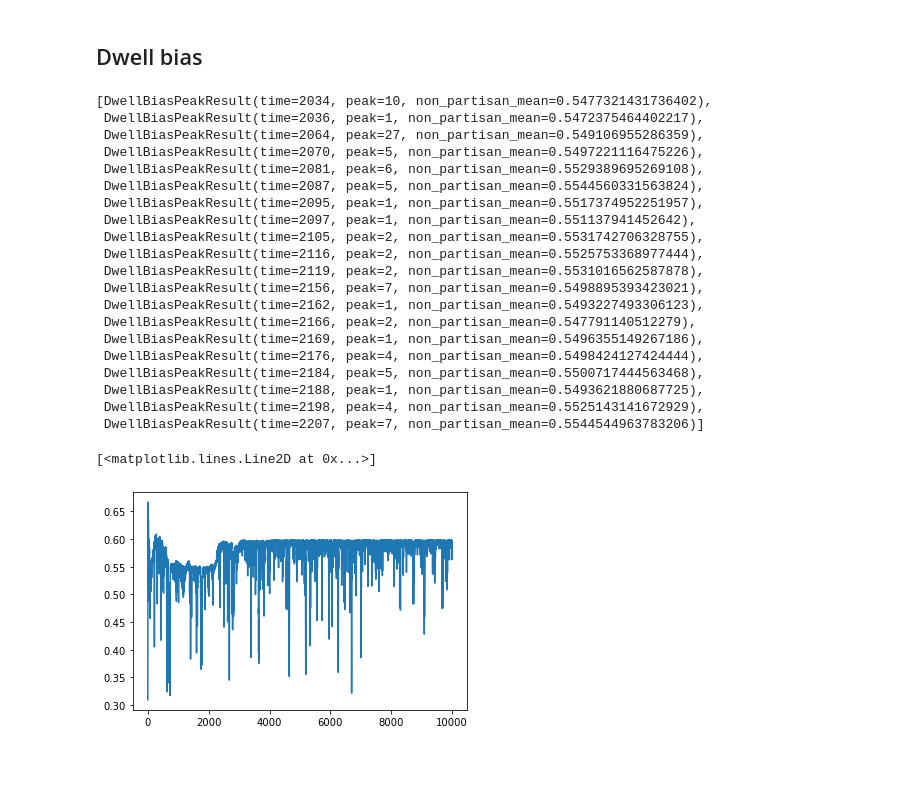
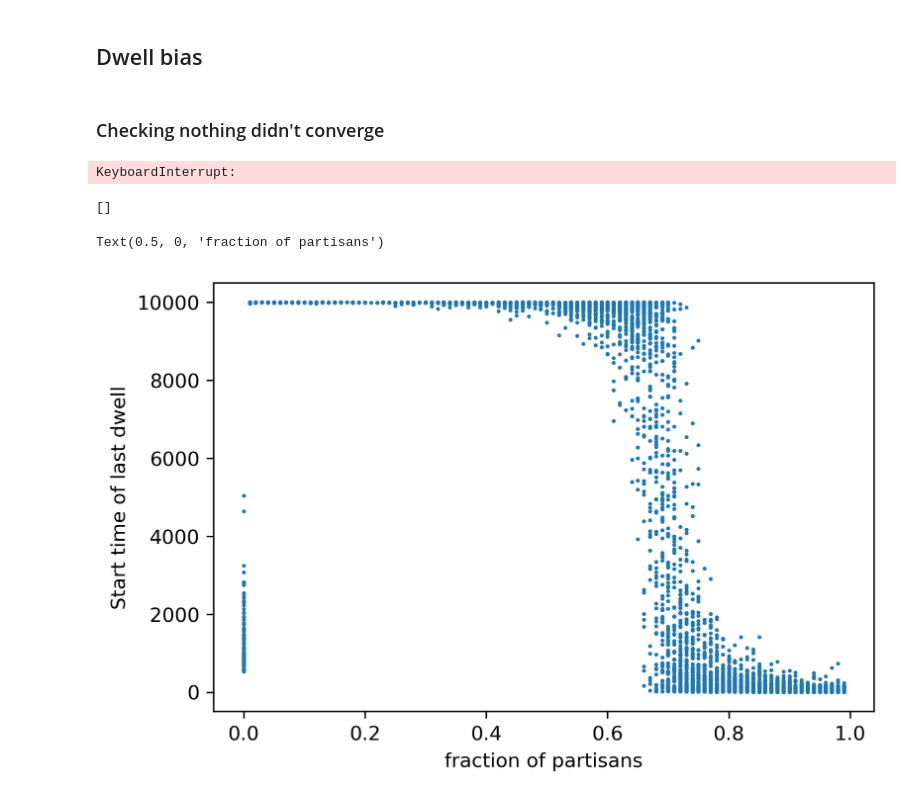
Before and after one commit to YutongB/Opinion-Dynamics, a Jupyter notebook: notebooks/fracpartisan.ipynb, the cells around one changed output. Cells and saved outputs as stored; diff of their text form; code cells hidden in the pictures; blank space fills up the shorter version.

```diff
--- a/notebooks/fracpartisan.ipynb
+++ b/notebooks/fracpartisan.ipynb
@@ -14,10 +20,14 @@ TRUE_BIAS = 0.6
 ## Load data
 # %%
 import json
-results: list[Result] = []
+results_by_partisan = defaultdict(list[Sim])
 
 with open("../output/bigexperiment-1.log", 'r') as f:
     for line in f:
-        results.append(Result(**json.loads(line)))
+        d = json.loads(line)
 
+        results_by_partisan[d['partisans']].append(
+            Sim(d['asymptotic'], d['non_partisans_mean']))
+
+results = [Result(k, v) for k, v in results_by_partisan.items()]
 results.sort(key=lambda x: x.partisans)
@@ -32,2 +33,0 @@ results_d = {r.partisans: r for r in results}
-# %%
-result = results_d[0.01]
@@ -71,16 +62,18 @@ def find_dwell_bias(non_partisan_mean: np.array) -> DwellBias:
 # %%
 DwellBiasPeakResult = namedtuple("DwellBiasPeakResult", "time peak non_partisan_mean")
 
-def find_dwell_bias_peaks(result: Result, start_index: int=0) -> dict[DwellBias, DwellBiasPeakResult]:
+def find_dwell_bias_peaks(result: Sim, start_index: int=0) -> dict[DwellBias, list[DwellBiasPeakResult]]:
     asymptotic = result.asymptotic[start_index:]
     non_partisans_mean = result.non_partisans_mean[start_index:]
 
     # find the indices of each element of asymptotic that is greater than the next element
     # (i.e. the indices of the peaks)
     asymptotic_peak_idxs = np.where(np.diff(asymptotic) < 0)[0]
-
     for i in asymptotic_peak_idxs: # make sure that code above worked correctly
         assert (asymptotic[i] > 0 and asymptotic[i+1] == 0)
+
+    if asymptotic[-1] > 0:
+        asymptotic_peak_idxs = np.append(asymptotic_peak_idxs, len(asymptotic) - 1)
 
     asymptotic_peaks = [asymptotic[i] for i in asymptotic_peak_idxs]
 
@@ -92,37 +85,40 @@ def find_dwell_bias_peaks(result: Result, start_index: int=0) -> dict[DwellBias,
     dwell_bias_peaks = zip(asymptotic_peak_idxs, dwell_biases, asymptotic_peaks)
     for i, bias, peak in dwell_bias_peaks:
         time = i + start_index
-        dwell_bias_peaks_by_bias[bias].append(DwellBiasPeakResult(time, peak, non_partisans_mean[i][-1]))
+        dwell_bias_peaks_by_bias[bias].append(DwellBiasPeakResult(time, peak, non_partisans_mean[i]))
 
     return dict(dwell_bias_peaks_by_bias)
+
+def find_start_of_stability(result: Sim) -> int | None:
+    if result.asymptotic[-1] > 0:
+        return len(result.asymptotic) - result.asymptotic[-1]
+    else:
+        return None
+# %% [markdown]
+### Checking nothing didn't converge
 # %%
-dwell_bias_peaks_by_bias = find_dwell_bias_peaks(result, start_index=START_INDEX)
-assert dwell_bias_peaks_by_bias[DwellBias.NON_CONVERGED] == []
+for result in results:
+    for sim in result.sims:
+        dwell_bias_peaks_by_bias = find_dwell_bias_peaks(sim, start_index=START_INDEX)
+        assert dwell_bias_peaks_by_bias[DwellBias.NON_CONVERGED] == []
+# %% [output]
+KeyboardInterrupt:
 # %%
-dwell_bias_peaks_by_bias[DwellBias.OTHER]
+dwell_bias_peaks_by_bias[DwellBias.PARTISAN]
 # %% [output]
-[DwellBiasPeakResult(time=2034, peak=10, non_partisan_mean=0.5477321431736402),
- DwellBiasPeakResult(time=2036, peak=1, non_partisan_mean=0.5472375464402217),
- DwellBiasPeakResult(time=2064, peak=27, non_partisan_mean=0.549106955286359),
- DwellBiasPeakResult(time=2070, peak=5, non_partisan_mean=0.5497221116475226),
- DwellBiasPeakResult(time=2081, peak=6, non_partisan_mean=0.5529389695269108),
- DwellBiasPeakResult(time=2087, peak=5, non_partisan_mean=0.5544560331563824),
- DwellBiasPeakResult(time=2095, peak=1, non_partisan_mean=0.5517374952251957),
- DwellBiasPeakResult(time=2097, peak=1, non_partisan_mean=0.551137941452642),
- DwellBiasPeakResult(time=2105, peak=2, non_partisan_mean=0.5531742706328755),
- DwellBiasPeakResult(time=2116, peak=2, non_partisan_mean=0.5525753368977444),
- DwellBiasPeakResult(time=2119, peak=2, non_partisan_mean=0.5531016562587878),
- DwellBiasPeakResult(time=2156, peak=7, non_partisan_mean=0.5498895393423021),
- DwellBiasPeakResult(time=2162, peak=1, non_partisan_mean=0.5493227493306123),
- DwellBiasPeakResult(time=2166, peak=2, non_partisan_mean=0.547791140512279),
- DwellBiasPeakResult(time=2169, peak=1, non_partisan_mean=0.5496355149267186),
- DwellBiasPeakResult(time=2176, peak=4, non_partisan_mean=0.5498424127424444),
- DwellBiasPeakResult(time=2184, peak=5, non_partisan_mean=0.5500717444563468),
- DwellBiasPeakResult(time=2188, peak=1, non_partisan_mean=0.5493621880687725),
- DwellBiasPeakResult(time=2198, peak=4, non_partisan_mean=0.5525143141672929),
- DwellBiasPeakResult(time=2207, peak=7, non_partisan_mean=0.5544544963783206)]
+[]
-# %%
-plt.plot([mean[-1] for mean in result.non_partisans_mean])
-# %% [output]
-[<matplotlib.lines.Line2D at 0x...>]
-[figure, removed]
+# %%
+bops = []
+for result in results:
+    for sim in result.sims:
+        y = find_start_of_stability(sim)
+        if y is not None:
+            bops.append((result.partisans,y))
+
+plt.scatter(*zip(*bops), s=1)
+plt.ylabel("Start time of last dwell")
+plt.xlabel("fraction of partisans")
+# plt.xlim(0,2000)
+# %% [output]
+Text(0.5, 0, 'fraction of partisans')
+[figure, added]
```
Also changed, not shown: parts of 35 cells of this notebook, 12 other files.
